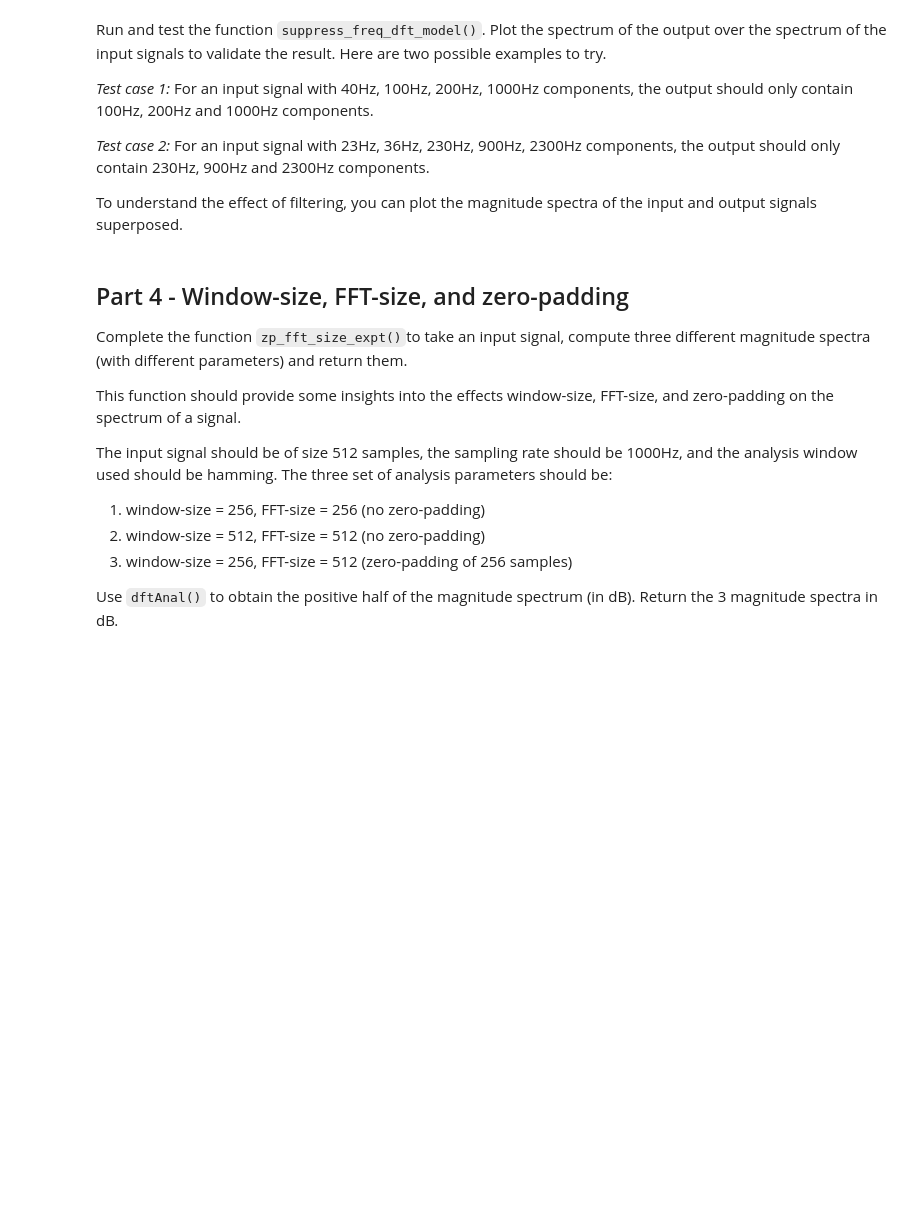
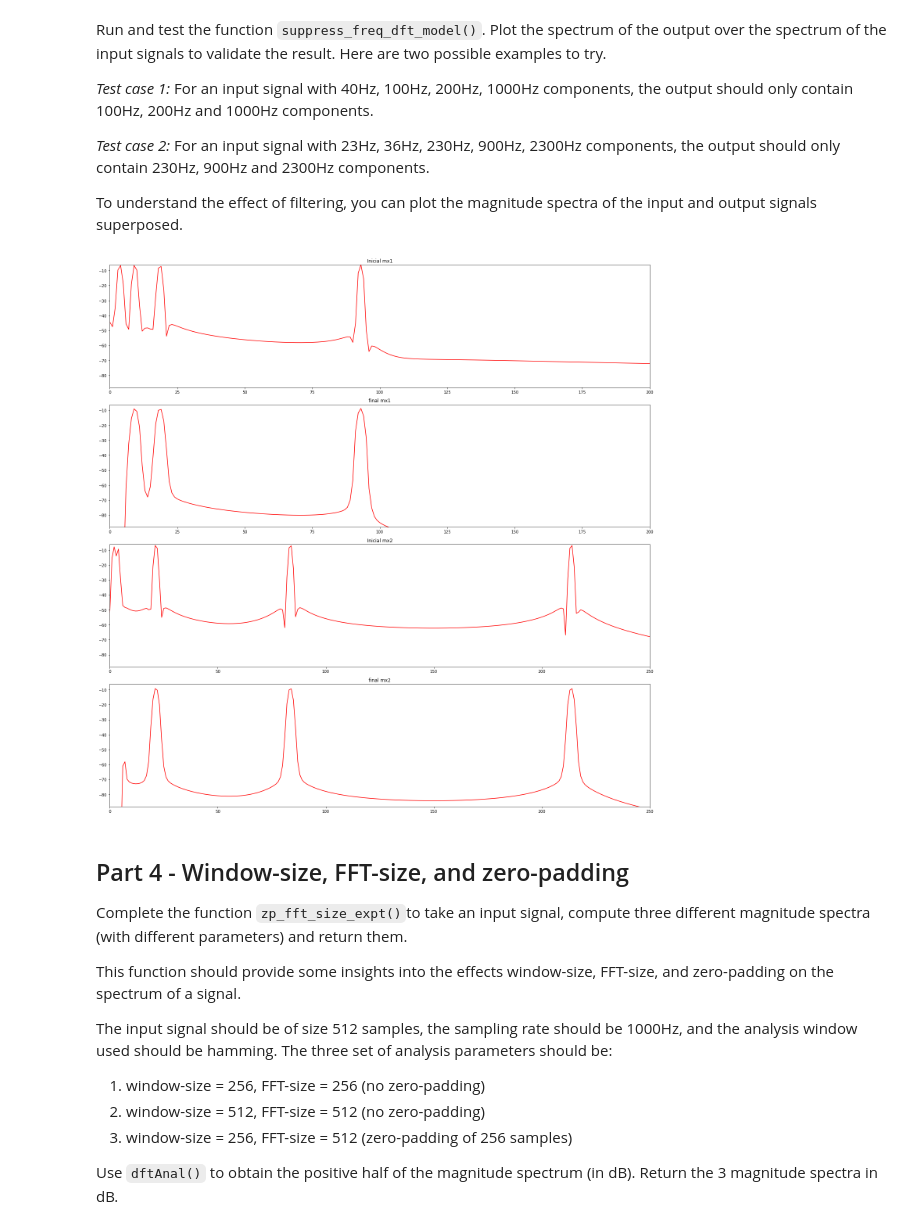
Before and after one commit to mariocastella/sms-tools, a Jupyter notebook: workspace/E3-Fourier-properties.ipynb, the cells around one changed output. Drawn from its saved outputs; the diff is of its cells as text; code cells hidden in the pictures; blank space fills up the shorter version.

```diff
--- a/workspace/E3-Fourier-properties.ipynb
+++ b/workspace/E3-Fourier-properties.ipynb
@@ -217,11 +258,18 @@ def suppress_freq_dft_model(x, fs, N):
     Returns:
        np.array: output signal with filtering (N samples long)
     """
-    N = len(x)
-    w = get_window('hamming', N)
+    M = len(x)
+    w = get_window('hamming', M)
     outputScaleFactor = sum(w)
 
-    ### Your code here
+    mX, pX = dftAnal(x, w, N)
+
+    fbin = ceil(70*(N/fs))
+    mX[0:fbin] = -120
+
+    y = dftSynth(mX, pX, w.size)*outputScaleFactor
+
+    return y
 # %% [markdown]
 Run and test the function `suppress_freq_dft_model()`. Plot the spectrum of the output over the spectrum of the input signals to validate the result. Here are two possible examples to try.
 
@@ -238,3 +281,51 @@ To understand the effect of filtering, you can plot the magnitude spectra of the
+# %%
+# E3 - 3.2: Compute the input signals proposed above and plot their magnitude spectra (x-axis in Hz),
+# call the function suppress_freq_dft_model(), and plot the magnitude spectra of the output signals
+
+fs = 44100
+N = 4096
+tt1 = np.arange(0, 1., 1./fs)
+xc1 = np.cos(2*np.pi*40*tt1) + np.cos(2*np.pi*100*tt1) + np.cos(2*np.pi*200*tt1) + np.cos(2*np.pi*1000*tt1)
+w = get_window('hamming', N)
+hM1 = int(floor((w.size+1)/2))
+hM2 = int(floor(w.size/2))
+pin = 5000
+x1 = xc1[pin-hM1:pin+hM2]
+mXo1, pXo1 = dftAnal(x1, w, N)
+y1 = suppress_freq_dft_model(x1, fs, N)
+mXf1, pXf1 = dftAnal(y1, w, N)
+
+xc2 = np.cos(2*np.pi*23*tt1) + np.cos(2*np.pi*36*tt1) + np.cos(2*np.pi*230*tt1) + np.cos(2*np.pi*900*tt1) + np.cos(2*np.pi*2300*tt1)
+x2 = xc2[pin-hM1:pin+hM2]
+mXo2, pXo2 = dftAnal(x2, w, N)
+y2 = suppress_freq_dft_model(x2, fs, N)
+mXf2, pXf2 = dftAnal(y2, w, N)
+
+plt.figure(1, figsize=(20, 20))
+plt.subplot(4,1,1)
+plt.plot(np.arange(mXo1.size), mXo1, 'r', lw=1.5)
+plt.axis([0,200,min(mX),max(mX)])
+plt.title ('Inicial mx1')
+
+plt.subplot(4,1,2)
+plt.plot(np.arange(mXf.size), mXf1, 'r', lw=1.5)
+plt.axis([0,200,min(mX),max(mX)])
+plt.title ('final mx1')
+
+plt.subplot(4,1,3)
+plt.plot(np.arange(mXo2.size), mXo2, 'r', lw=1.5)
+plt.axis([0,250,min(mX),max(mX)])
+plt.title ('Inicial mx2')
+
+plt.subplot(4,1,4)
+plt.plot(np.arange(mXf2.size), mXf2, 'r', lw=1.5)
+plt.axis([0,250,min(mX),max(mX)])
+plt.title ('final mx2')
+
+plt.tight_layout()
+plt.show()
+# %% [output]
+[figure, added]
 # %% [markdown]
 ## Part 4 - Window-size, FFT-size, and zero-padding
 
```
Also changed, not shown: parts of 10 cells of this notebook, 4 other files.
